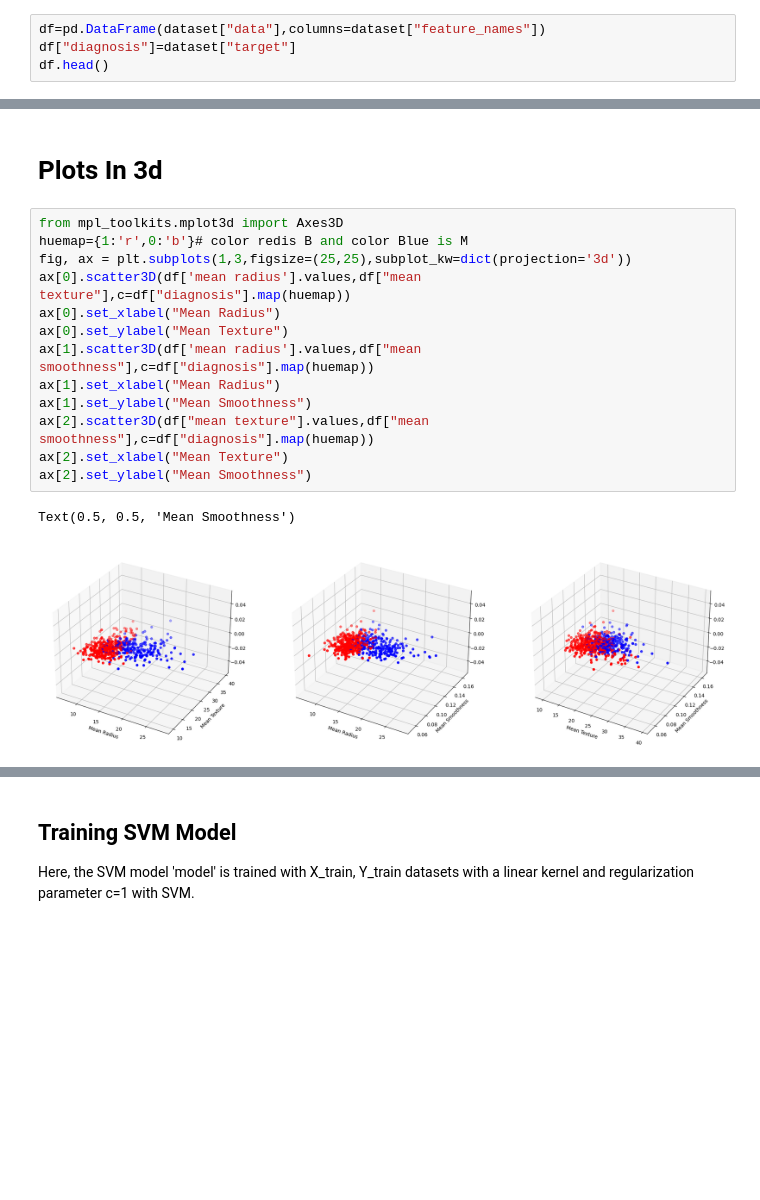
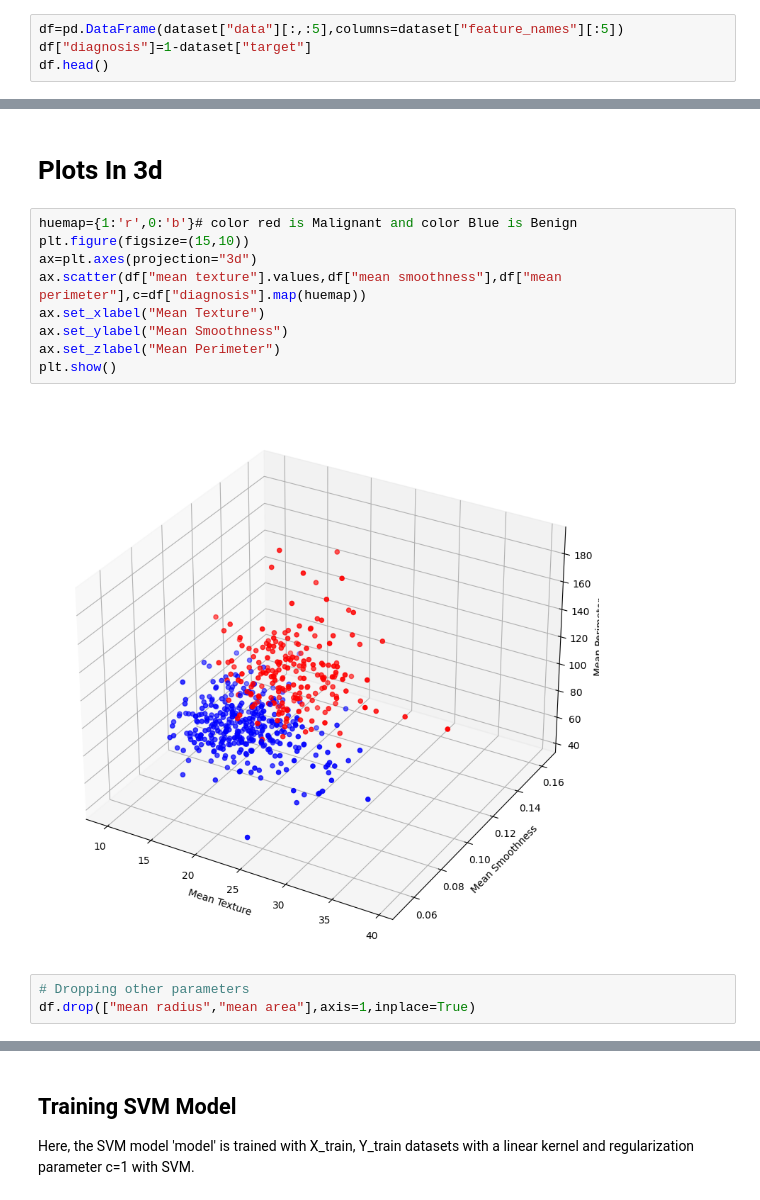
Before and after one commit to DevPro13/SVM_Visualization, a Jupyter notebook: SuportVectorMachineVisualizationWithBreastCancerDataset.ipynb, the cells around one changed output, grey strips where cells are left out. Drawn from its saved outputs; the diff is of its cells as text; blank space fills up the shorter version.

```diff
--- a/SuportVectorMachineVisualizationWithBreastCancerDataset.ipynb
+++ b/SuportVectorMachineVisualizationWithBreastCancerDataset.ipynb
@@ -52,5 +77,5 @@ dict_keys(['data', 'target', 'frame', 'target_names', 'DESCR', 'feature_names',
 # %%
-df=pd.DataFrame(dataset["data"],columns=dataset["feature_names"])
-df["diagnosis"]=dataset["target"]
+df=pd.DataFrame(dataset["data"][:,:5],columns=dataset["feature_names"][:5])
+df["diagnosis"]=1-dataset["target"]
 df.head()
 # %% [output]
@@ -99,18 +116,16 @@ plt.show()
 # %% [markdown]
 # Plots In 3d
 # %%
-from mpl_toolkits.mplot3d import Axes3D
-huemap={1:'r',0:'b'}# color redis B and color Blue is M
-fig, ax = plt.subplots(1,3,figsize=(25,25),subplot_kw=dict(projection='3d'))
-ax[0].scatter3D(df['mean radius'].values,df["mean texture"],c=df["diagnosis"].map(huemap))
-ax[0].set_xlabel("Mean Radius")
-ax[0].set_ylabel("Mean Texture")
-ax[1].scatter3D(df['mean radius'].values,df["mean smoothness"],c=df["diagnosis"].map(huemap))
-ax[1].set_xlabel("Mean Radius")
-ax[1].set_ylabel("Mean Smoothness")
-ax[2].scatter3D(df["mean texture"].values,df["mean smoothness"],c=df["diagnosis"].map(huemap))
-ax[2].set_xlabel("Mean Texture")
-ax[2].set_ylabel("Mean Smoothness")
+huemap={1:'r',0:'b'}# color red is Malignant and color Blue is Benign
+plt.figure(figsize=(15,10))
+ax=plt.axes(projection="3d")
+ax.scatter(df["mean texture"].values,df["mean smoothness"],df["mean perimeter"],c=df["diagnosis"].map(huemap))
+ax.set_xlabel("Mean Texture")
+ax.set_ylabel("Mean Smoothness")
+ax.set_zlabel("Mean Perimeter")
+plt.show()
 # %% [output]
-Text(0.5, 0.5, 'Mean Smoothness')
-[figure, old version]
+[figure, new version]
+# %%
+# Dropping other parameters
+df.drop(["mean radius","mean area"],axis=1,inplace=True)
```
Also changed, not shown: parts of 26 cells of this notebook, 2 other files.
